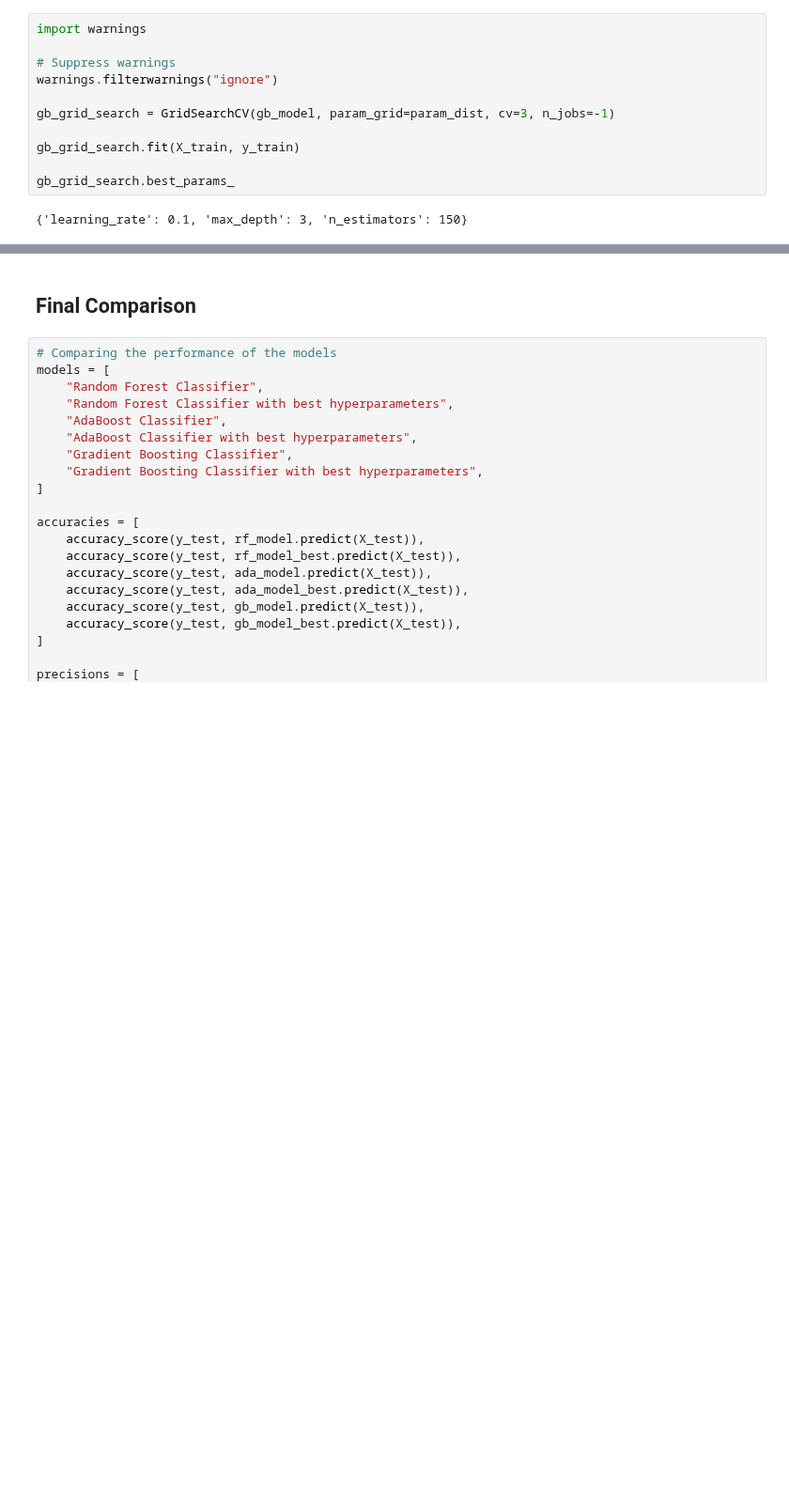
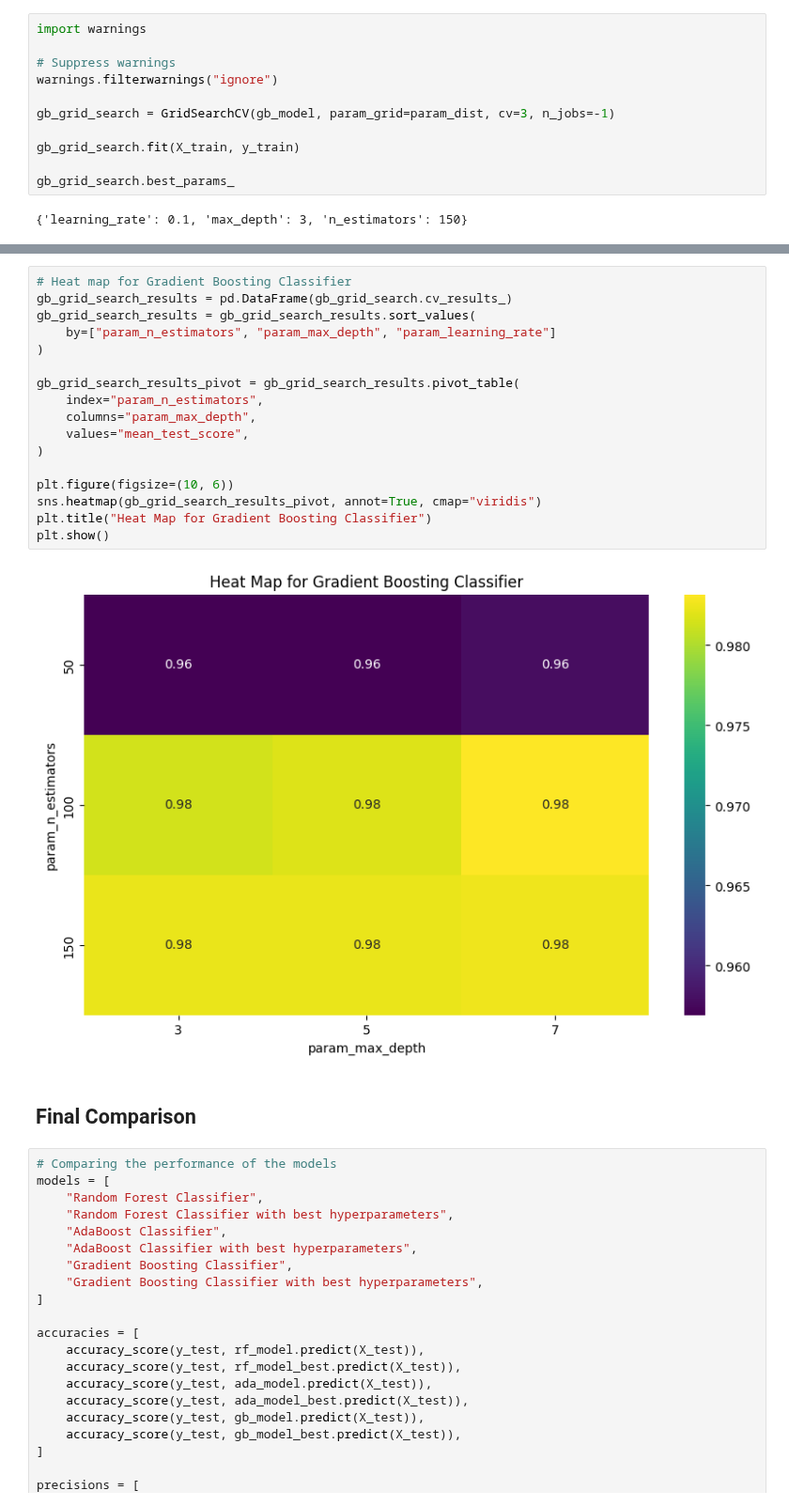
Before and after one commit to yahiaehab10/Ensemble-Models-Comparison, a Jupyter notebook: Bankloan_Dataset.ipynb, the cells around one changed output, grey strips where cells are left out. Shown at 94% size. Saved outputs shown, nothing was run; the diff lists cells and outputs as text; blank space fills up the shorter version.

Commit message:
Added Heat Maps

```diff
--- a/Bankloan_Dataset.ipynb
+++ b/Bankloan_Dataset.ipynb
@@ -448,3 +446,22 @@ F1 Score: 0.9607843137254903
+# %%
+# Heat map for Gradient Boosting Classifier
+gb_grid_search_results = pd.DataFrame(gb_grid_search.cv_results_)
+gb_grid_search_results = gb_grid_search_results.sort_values(
+    by=["param_n_estimators", "param_max_depth", "param_learning_rate"]
+)
+
+gb_grid_search_results_pivot = gb_grid_search_results.pivot_table(
+    index="param_n_estimators",
+    columns="param_max_depth",
+    values="mean_test_score",
+)
+
+plt.figure(figsize=(10, 6))
+sns.heatmap(gb_grid_search_results_pivot, annot=True, cmap="viridis")
+plt.title("Heat Map for Gradient Boosting Classifier")
+plt.show()
+# %% [output]
+[figure, added]
 # %% [markdown]
 ## Final Comparison
 # %%
```
Also changed, not shown: parts of 3 cells of this notebook, 2 other files.
